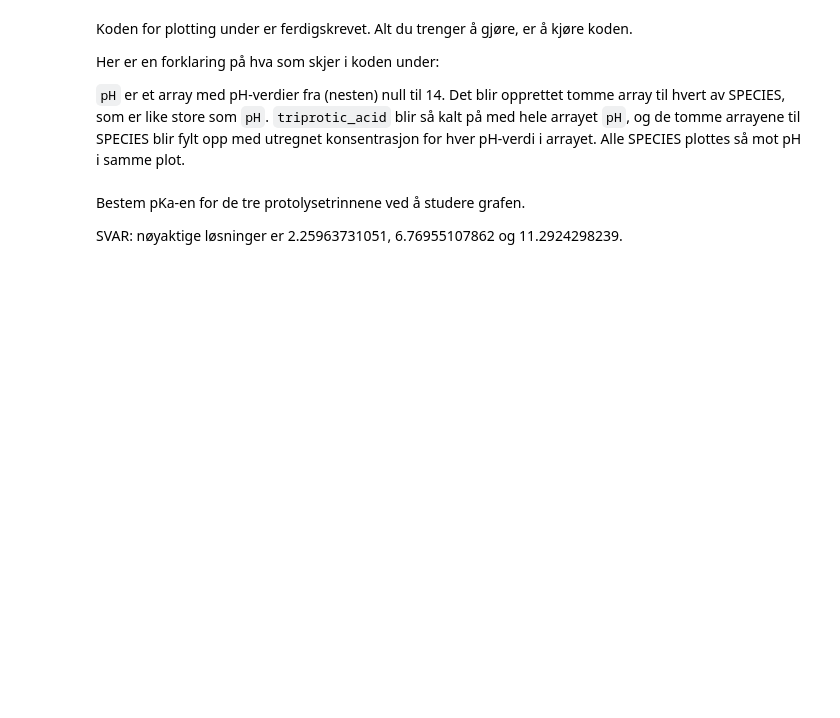
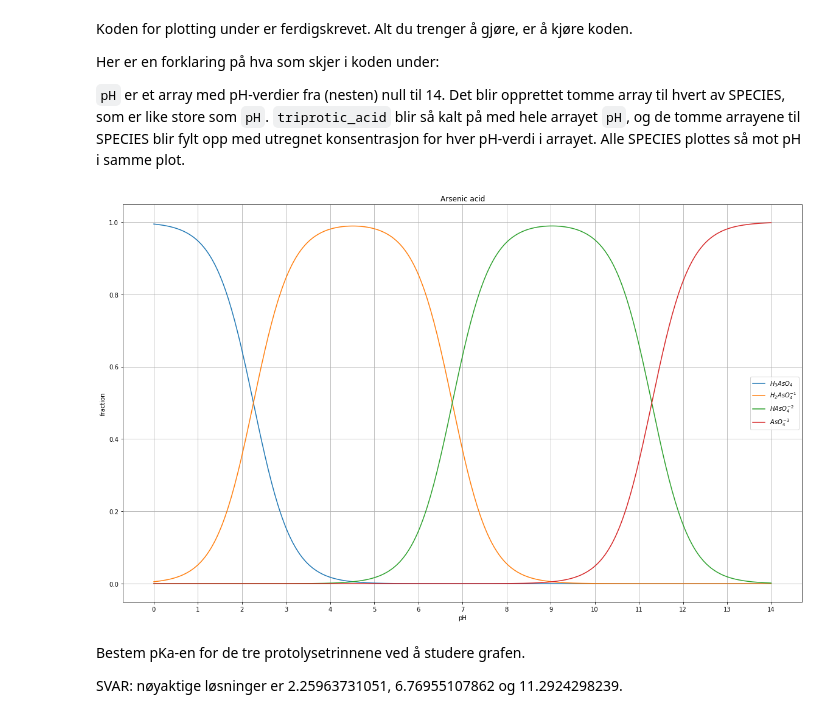
Before and after one commit to sloydsalen/KJM1101-exercises, a Jupyter notebook: TriproticAcid/TriproticAcid_fasit.ipynb, the cells around one changed output. Drawn from its saved outputs; the diff is of its cells as text; code cells hidden in the pictures; blank space fills up the shorter version.

```diff
--- a/TriproticAcid/TriproticAcid_fasit.ipynb
+++ b/TriproticAcid/TriproticAcid_fasit.ipynb
@@ -89,31 +91,39 @@ Her er en forklaring på hva som skjer i koden under:
 # %%
 N = 400
 pH = np.linspace(1e-5, 14, N)
 
 ''' arsenic acid'''
 Ka1 = 5.5e-3
 Ka2 = 1.7e-7
 Ka3 = 5.1e-12
+
+'''
+Ka1 =
+Ka2 =
+Ka3 =
+'''
 
 H3AsO4 = np.zeros(N)
 H2AsO4 = np.zeros(N)
 HAsO4 = np.zeros(N)
 AsO4 = np.zeros(N)
 
 H3AsO4, H2AsO4, HAsO4, AsO4 = triprotic_acid(pH, Ka1, Ka2, Ka3)
 
 plt.figure(figsize=(20,12))
 plt.plot(pH, H3AsO4, label='$H_{3}AsO_{4}$')
 plt.plot(pH, H2AsO4, label='$H_{2}AsO_{4}^{-1}$')
 plt.plot(pH, HAsO4, label='$HAsO_{4}^{-2}$')
 plt.plot(pH, AsO4, label='$AsO_{4}^{-3}$')
 plt.legend()
 plt.xticks(range(15))
 plt.grid(True)
 plt.title('Arsenic acid')
 plt.xlabel('pH')
 plt.ylabel('fraction')
 plt.show()
+# %% [output]
+[figure, added]
 # %% [markdown]
 Bestem pKa-en for de tre protolysetrinnene ved å studere grafen.
 
```
Also changed, not shown: parts of 2 cells of this notebook, 3 other files.
